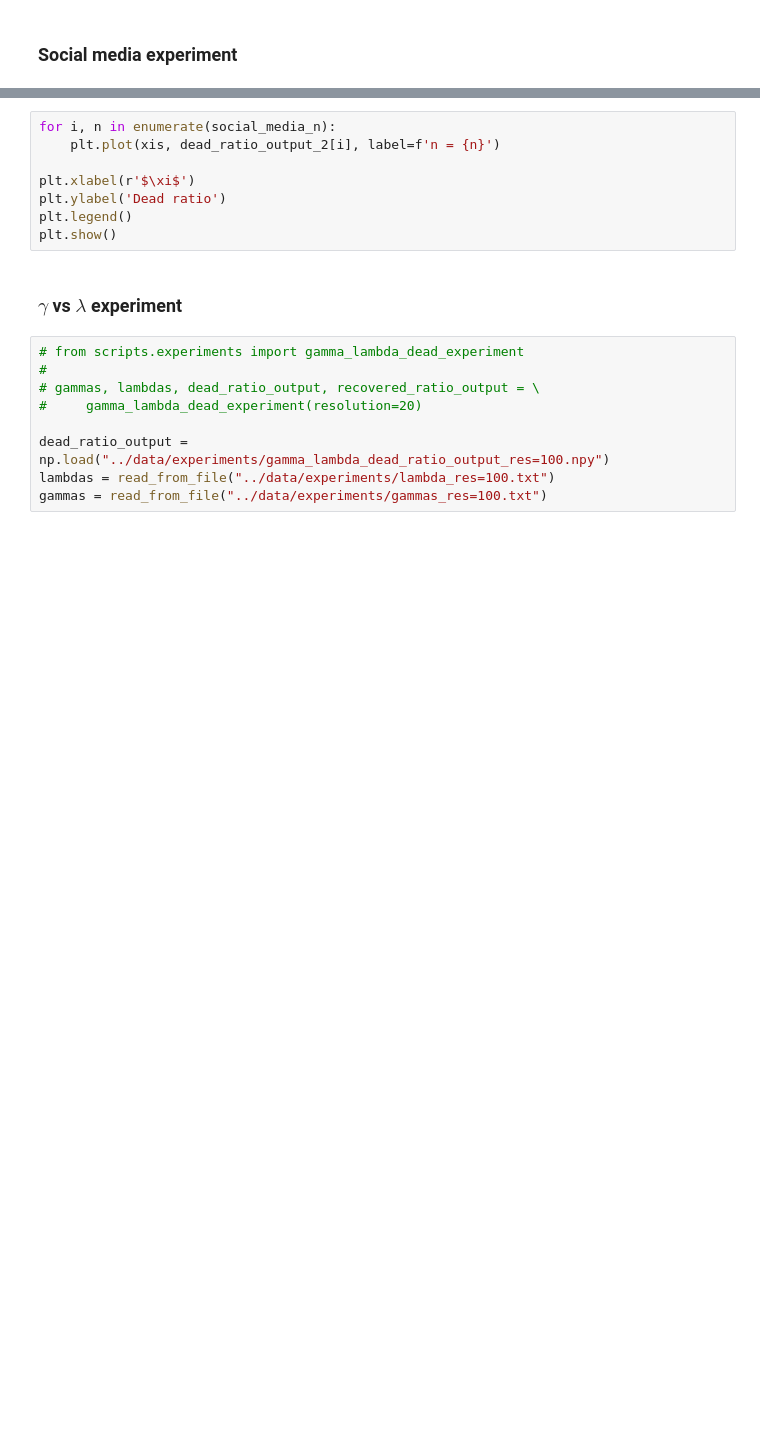
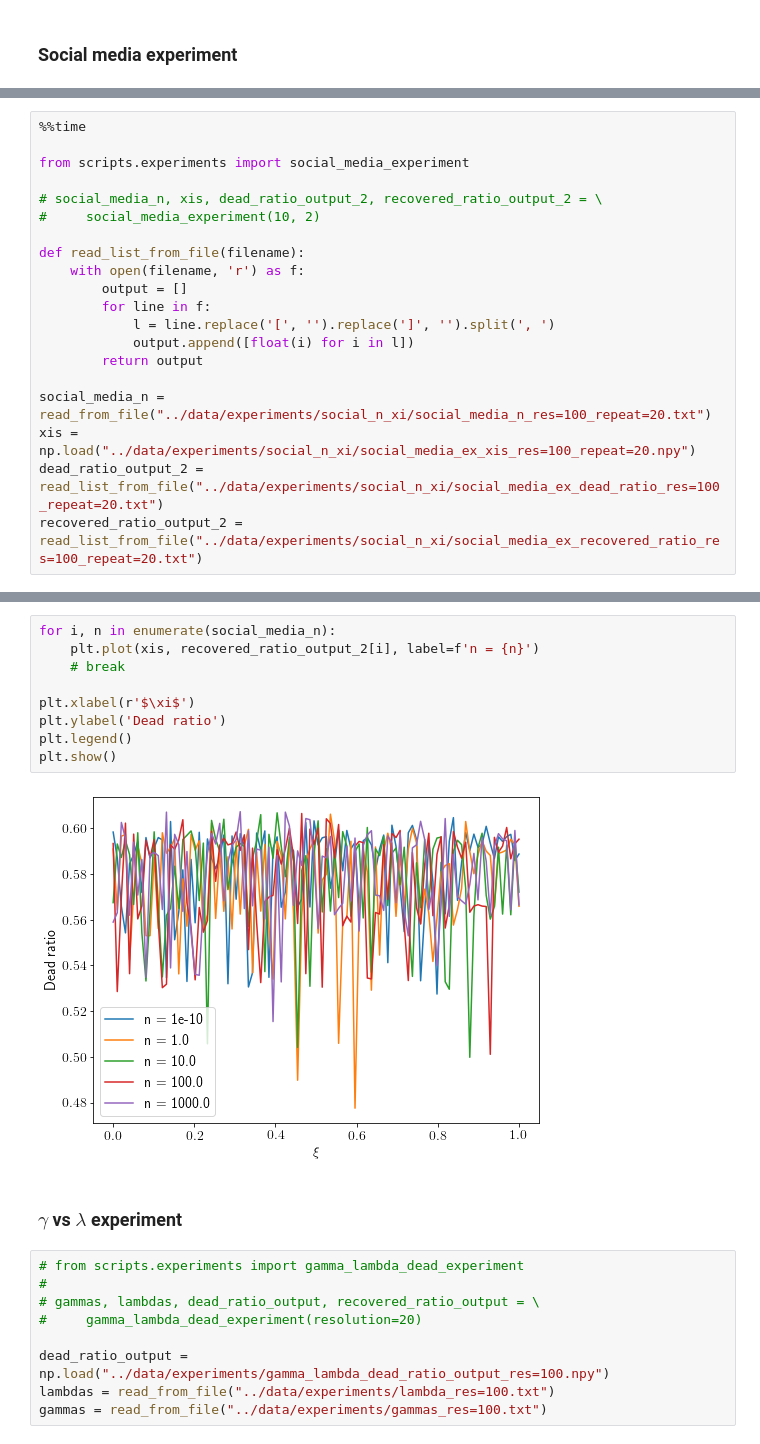
Before and after one commit to robertjankowski/social-media-influence-on-covid-pandemic, a Jupyter notebook: notebooks/covid_experiments.ipynb, the cells around one changed output, grey strips where cells are left out. Drawn from its saved outputs; the diff is of its cells as text; blank space fills up the shorter version.

Commit message:
checking results, q experiment

```diff
--- a/notebooks/covid_experiments.ipynb
+++ b/notebooks/covid_experiments.ipynb
@@ -51,0 +49,20 @@ social_media_n, xis, dead_ratio_output_2, recovered_ratio_output_2 = \
+# %%
+%%time
+
+from scripts.experiments import social_media_experiment
+
+# social_media_n, xis, dead_ratio_output_2, recovered_ratio_output_2 = \
+#     social_media_experiment(10, 2)
+
+def read_list_from_file(filename):
+    with open(filename, 'r') as f:
+        output = []
+        for line in f:
+            l = line.replace('[', '').replace(']', '').split(', ')
+            output.append([float(i) for i in l])
+        return output
+
+social_media_n = read_from_file("../data/experiments/social_n_xi/social_media_n_res=100_repeat=20.txt")
+xis = np.load("../data/experiments/social_n_xi/social_media_ex_xis_res=100_repeat=20.npy")
+dead_ratio_output_2 = read_list_from_file("../data/experiments/social_n_xi/social_media_ex_dead_ratio_res=100_repeat=20.txt")
+recovered_ratio_output_2 = read_list_from_file("../data/experiments/social_n_xi/social_media_ex_recovered_ratio_res=100_repeat=20.txt")
@@ -52,11 +71,14 @@ social_media_n, xis, dead_ratio_output_2, recovered_ratio_output_2 = \
 # %%
 for i, n in enumerate(social_media_n):
-    plt.plot(xis, dead_ratio_output_2[i], label=f'n = {n}')
+    plt.plot(xis, recovered_ratio_output_2[i], label=f'n = {n}')
+    # break
 
 plt.xlabel(r'$\xi$')
 plt.ylabel('Dead ratio')
 plt.legend()
 plt.show()
+# %% [output]
+[figure, added]
 # %% [markdown]
 
 ### $\gamma$ vs $\lambda$ experiment
```
Also changed, not shown: parts of 8 cells of this notebook, 3 other files.
